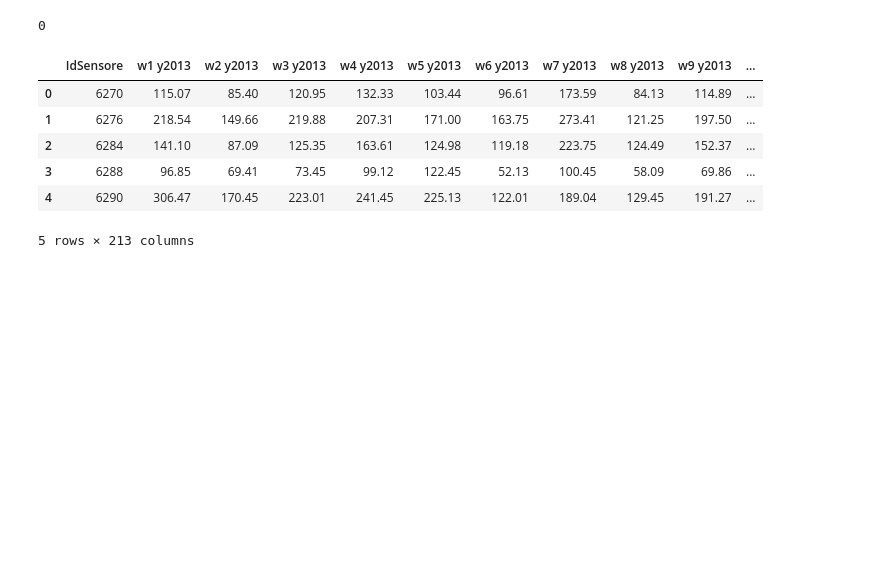
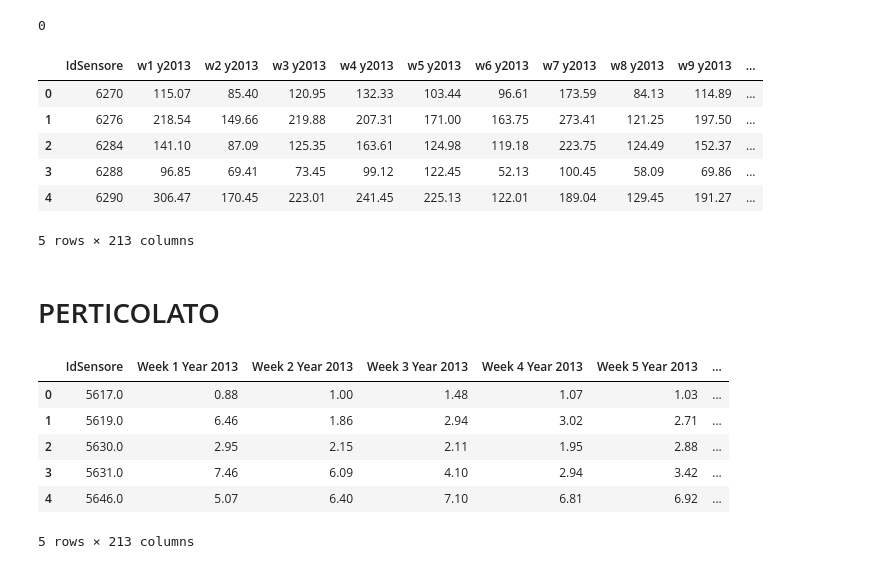
Before and after one commit to LGpolimi/HHE_DSLAB_project_AA2324, a Jupyter notebook: Final_preparation_air_quality.ipynb, the cells around one changed output. Drawn from its saved outputs; the diff is of its cells as text; code cells hidden in the pictures; blank space fills up the shorter version.

```diff
--- a/Final_preparation_air_quality.ipynb
+++ b/Final_preparation_air_quality.ipynb
@@ -293,3 +289,16 @@ means_ossidi_di_azoto_imputed.head()
 # %%
 ## Save the dataframe to a csv file
 means_ossidi_di_azoto_imputed.to_csv('means_ossidi_di_azoto_imputed.csv', index=False)
+# %% [markdown]
+# PERTICOLATO
+# %%
+means_perticolato = pd.read_csv('Air_quality_data/means_perticolato.csv')
+means_perticolato.head()
+# %% [output]
+|  | IdSensore | Week 1 Year 2013 | Week 2 Year 2013 | Week 3 Year 2013 | Week 4 Year 2013 | Week 5 Year 2013 | ... |
+| 0 | 5617.0 | 0.88 | 1.00 | 1.48 | 1.07 | 1.03 | ... |
+| 1 | 5619.0 | 6.46 | 1.86 | 2.94 | 3.02 | 2.71 | ... |
+| 2 | 5630.0 | 2.95 | 2.15 | 2.11 | 1.95 | 2.88 | ... |
+| 3 | 5631.0 | 7.46 | 6.09 | 4.10 | 2.94 | 3.42 | ... |
+| 4 | 5646.0 | 5.07 | 6.40 | 7.10 | 6.81 | 6.92 | ... |
+5 rows × 213 columns
```
Also changed, not shown: parts of 8 cells of this notebook, 1 other file.
